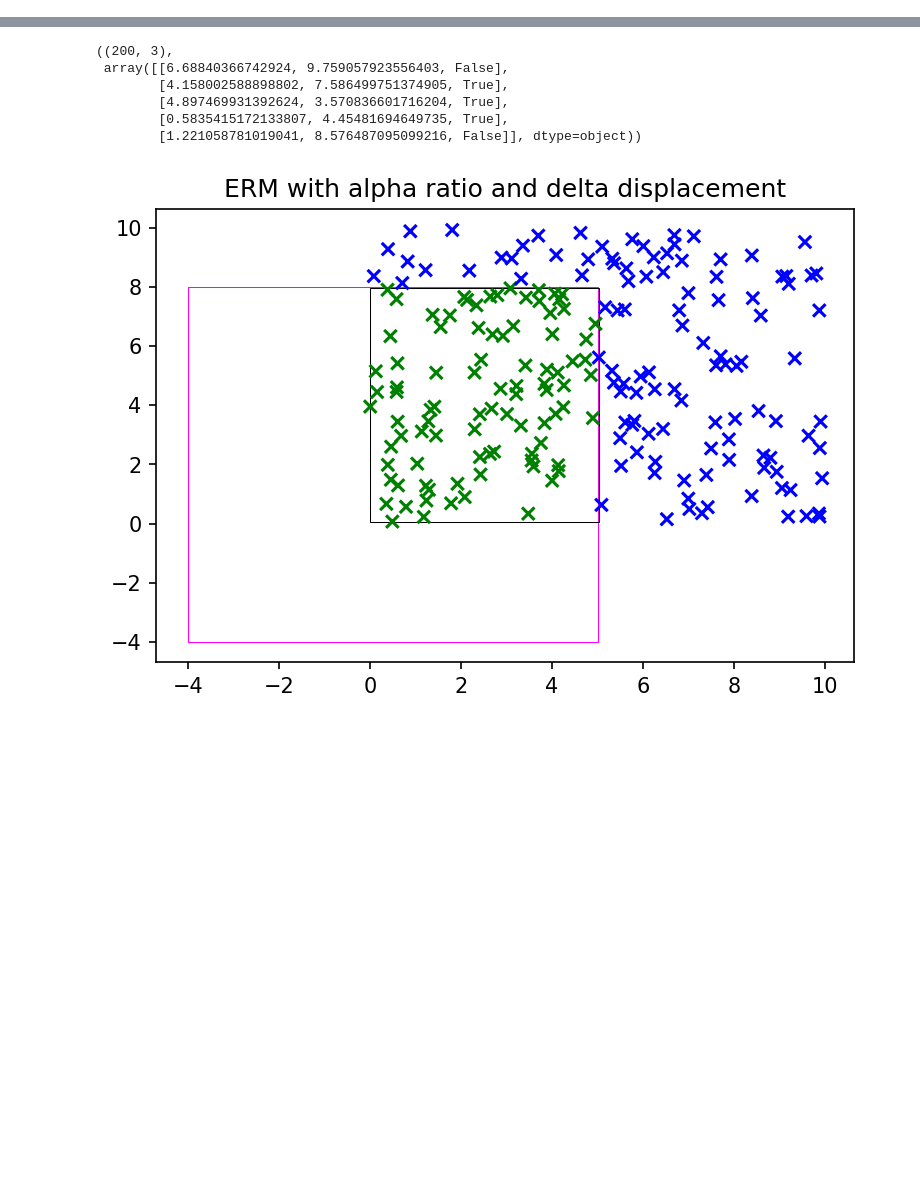
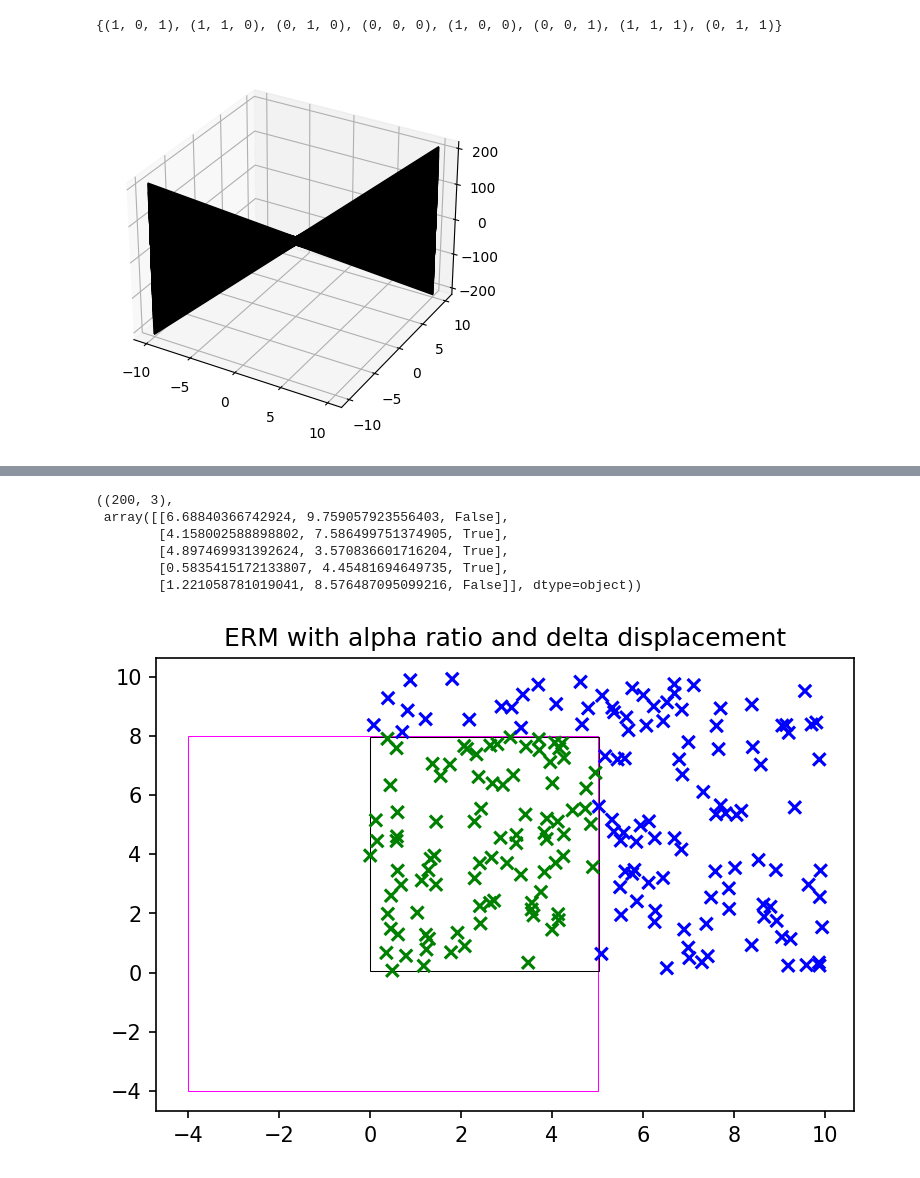
Before and after one commit to JustBeYou/unibuc-master-ai, a Jupyter notebook: AML 1.ipynb, the cells around one changed output, grey strips where cells are left out. Saved outputs shown, nothing was run; the diff lists cells and outputs as text; code cells hidden in the pictures; blank space fills up the shorter version.

```diff
--- a/AML 1.ipynb
+++ b/AML 1.ipynb
@@ -4,0 +389,33 @@ import matplotlib.patches as ptch
+# %%
+def h(a, b, c, d): return a + c * np.sin(b) + d * np.cos(b)
+
+points = [[0,0],[0,1],[1,0]]
+
+s = set()
+
+for theta1 in np.arange(-50.0, 50.0, 0.1):
+    for theta2 in np.arange(-10, 10, 0.1):
+        y = tuple(1 if h(theta1, theta2, x1, x2) > 0 else 0 for (x1,x2) in points)
+        if y in theta
+
+        s.add(y)
+
+
+print(s)
+# %% [output]
+{(1, 0, 1), (1, 1, 0), (0, 1, 0), (0, 0, 0), (1, 0, 0), (0, 0, 1), (1, 1, 1), (0, 1, 1)}
+# %%
+ax = plt.axes(projection='3d')
+
+for b in np.linspace(-10, 10, 10):
+    for w1 in np.linspace(-10, 10, 10):
+        for w2 in np.linspace(-10, 10, 10):
+
+            xline = np.linspace(-10, 10, 10)
+            yline = np.linspace(-10, 10, 10)
+
+            zline = b + w1*xline + w2*yline
+
+            ax.plot3D(xline, yline, zline, 'black')
+# %% [output]
+[figure, added]
```
Also changed, not shown: parts of 7 cells of this notebook, 1 other file.
